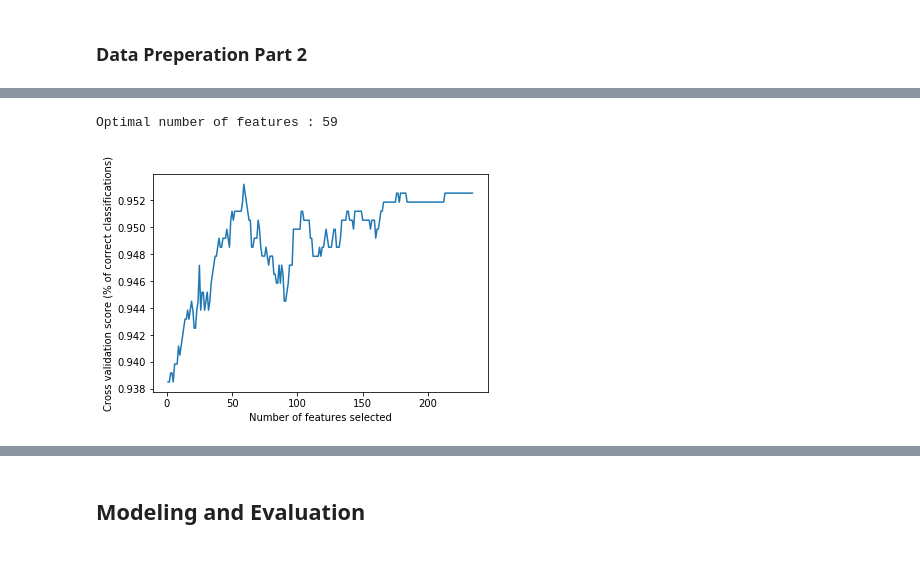
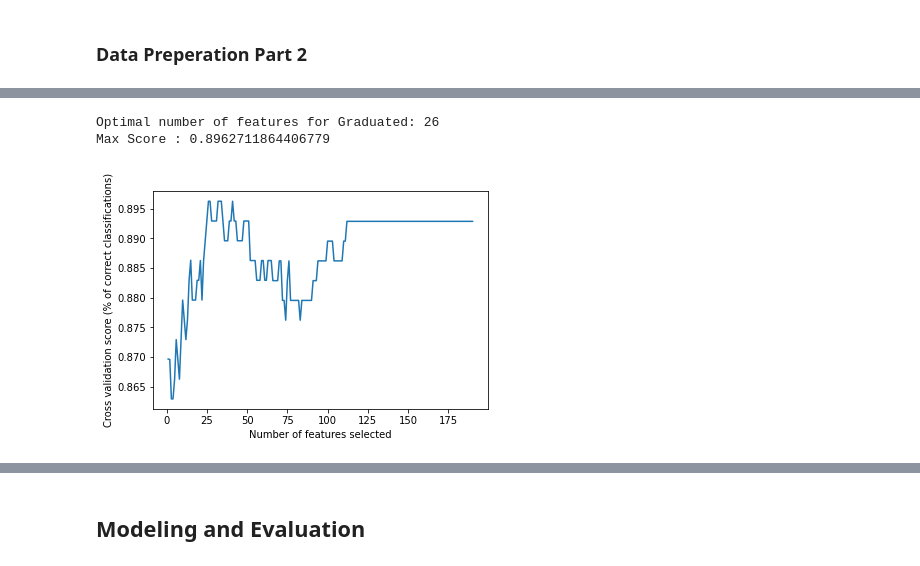
Before and after one commit to mcgrupp2/DS7331_termProject, a Jupyter notebook: work in progress copies/Rough Draft Lab 2.ipynb, the cells around one changed output, grey strips where cells are left out. Cells and saved outputs as stored; diff of their text form; code cells hidden in the pictures.

```diff
--- a/work in progress copies/Rough Draft Lab 2.ipynb
+++ b/work in progress copies/Rough Draft Lab 2.ipynb
@@ -83,8 +89,9 @@ header_names = [
 ]
 
 
-df = pd.read_csv('/Users/password1234/Documents/Machine Learning/census-income.data.csv', header=None, names=header_names)
-df_test = pd.read_csv('/Users/password1234/Documents/Machine Learning/census-income.test.csv', header=None, names=header_names)
+data_dir = os.path.join(pathlib.Path(os.getcwd()).parent, 'data')
+df = pd.read_csv(os.path.join(data_dir, 'census-income.data.csv'), header=None, names=header_names)
+df_test = pd.read_csv(os.path.join(data_dir, 'census-income.test.csv'), header=None, names=header_names)
 df = pd.concat([df,df_test]) ## the test file is also labelled so they can be merged
 df.drop(columns=['instance_weight']) ## not used for our analysis
 
@@ -168,7 +175,7 @@ memory usage: 28.6+ MB
 ### Data Preperation Part 2
 # %%
 # Sampling the dataset
-selection_df = df.sample(frac = .005)
+selection_df = df.sample(frac = .001)
 # %%
 selection_df.shape
 # %% [output]
@@ -213,2 +211,26 @@ X_selection_preprocessed = preprocessor.fit_transform(X_selection)
+# %%
+### Preprocess the data
+numeric_features = selection_df.select_dtypes(include=['int64', 'float64']).columns
+categorical_features_income = selection_df.select_dtypes(include=['object','bool', 'category']).drop(['income_50k'], axis=1).columns
+X_selection_income = selection_df.drop('income_50k', axis=1)
+y_selection_income = selection_df['income_50k']
+preprocessor_income = preprocess_pipeline(numeric_features, categorical_features_income)
+X_selection_preprocessed_income = preprocessor_income.fit_transform(X_selection_income)
+
+higer_degrees = [
+    ' Bachelors degree(BA AB BS)',
+    ' Masters degree(MA MS MEng MEd MSW MBA)',
+    ' Prof school degree (MD DDS DVM LLB JD)',
+    ' Doctorate degree(PhD EdD)',
+]
+selection_df['graduated'] = 'no'
+selection_df.loc[selection_df['education'].isin(higer_degrees), 'graduated'] = 'yes'
+selection_df = selection_df.drop(['education'], axis=1)
+
+categorical_features_grad = selection_df.select_dtypes(include=['object','bool', 'category']).drop(['graduated'], axis=1).columns
+X_selection_grad = selection_df.drop(columns=['graduated'])
+y_selection_grad = selection_df['graduated']
+preprocessor_grad = preprocess_pipeline(numeric_features, categorical_features_grad)
+X_selection_preprocessed_grad = preprocessor_grad.fit_transform(X_selection_grad)
 # %%
 ### Make a list of all the columns after one hot encoding
@@ -218,21 +264,25 @@ all_processed_cols = np.concatenate((numeric_features, cat_processed), axis=0)
 # %%
 import warnings
 warnings.filterwarnings('ignore')
 
 ### RFE CV to find best features
 clf = LogisticRegression(n_jobs=-1)
-rfecv = RFECV(clf, step=1, cv=5)
-rfecv.fit(X_selection_preprocessed, y_selection)
-print("Optimal number of features : %d" % rfecv.n_features_)
+rfecv_grad = RFECV(clf, step=1, cv=5)
+rfecv_grad.fit(X_selection_preprocessed_grad, y_selection_grad)
+print("Optimal number of features for Graduated: %d" % rfecv_grad.n_features_)
+print("Max Score :", max(rfecv_grad.grid_scores_) )
+
+
 
 # Plot number of features VS. cross-validation scores
 plt.figure()
 plt.xlabel("Number of features selected")
 plt.ylabel("Cross validation score (% of correct classifications)")
-plt.plot(range(1, len(rfecv.grid_scores_) + 1), rfecv.grid_scores_)
+plt.plot(range(1, len(rfecv_grad.grid_scores_) + 1), rfecv_grad.grid_scores_)
 plt.show()
 # %% [output]
-Optimal number of features : 59
+Optimal number of features for Graduated: 26
+Max Score : 0.8962711864406779
-[figure, old version]
+[figure, new version]
 # %%
 ### Show all selected features
```
Also changed, not shown: parts of 24 cells of this notebook.
